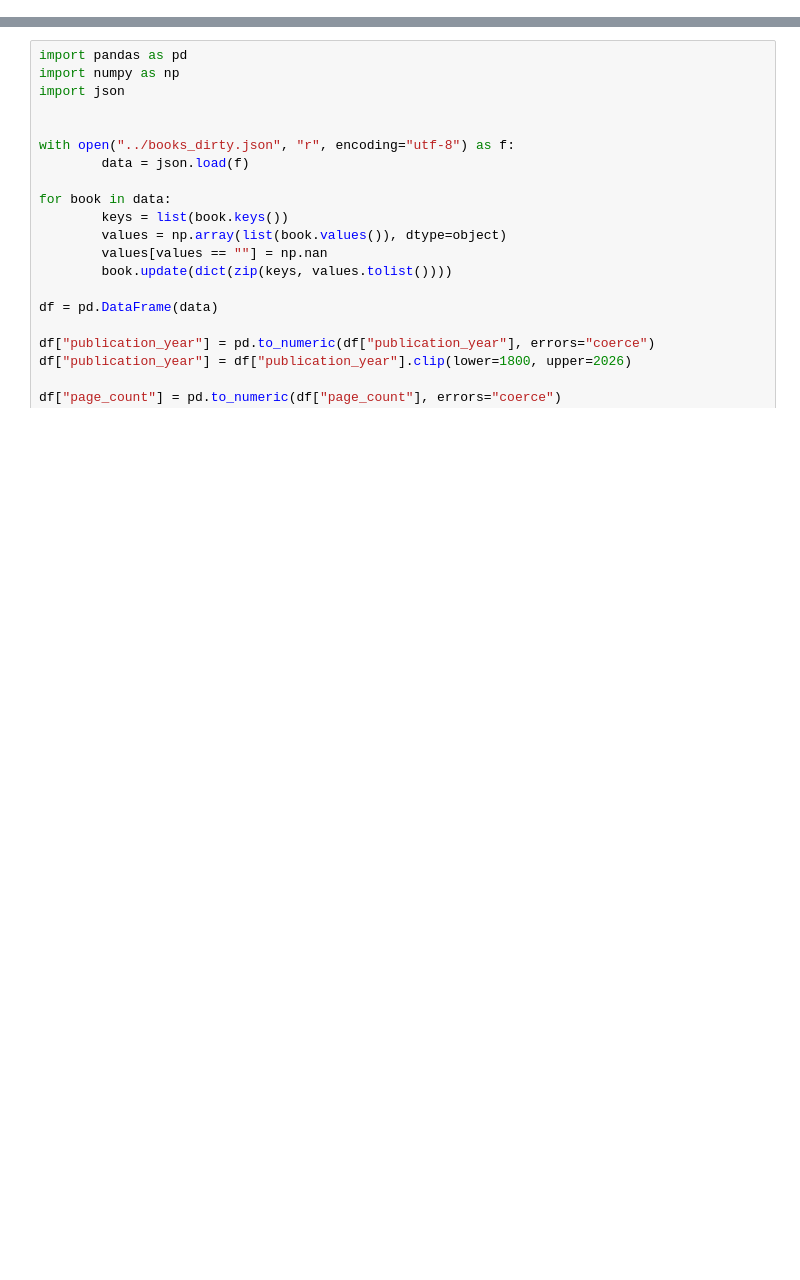
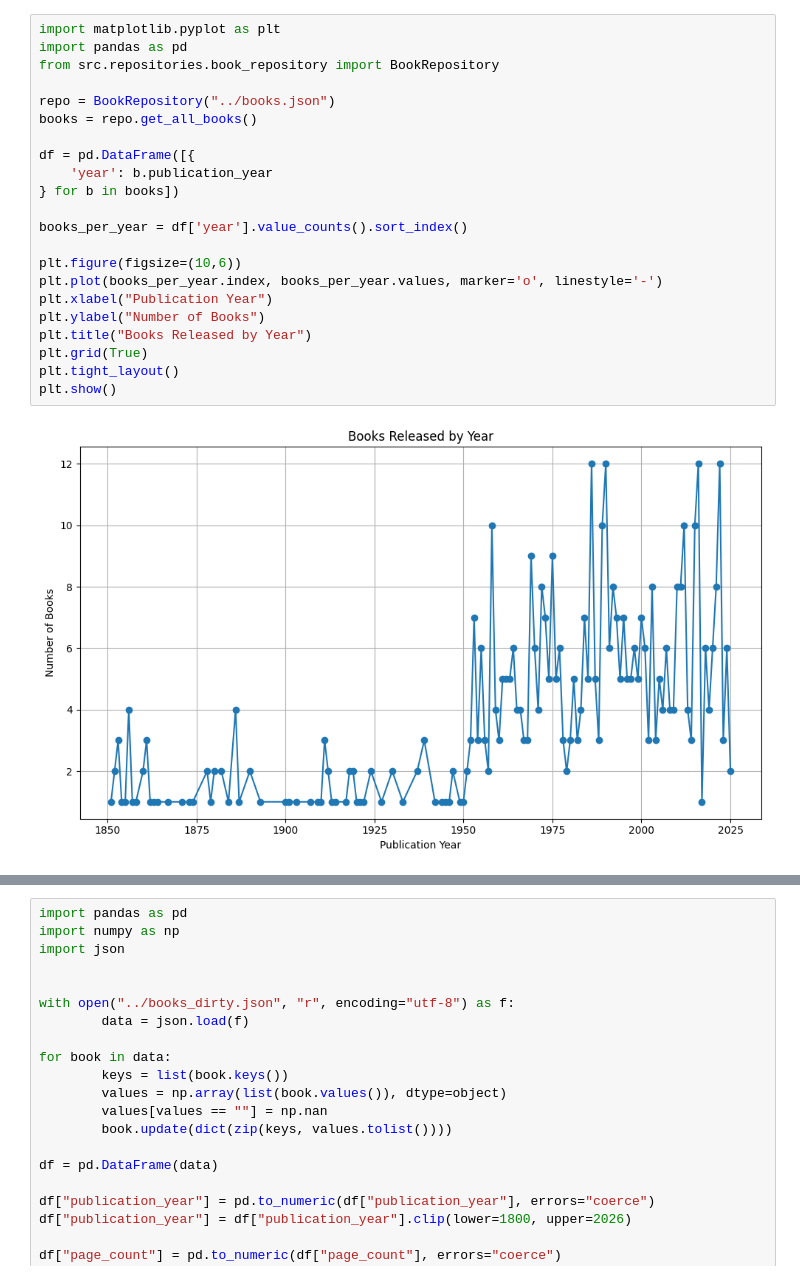
Before and after one commit to n-hussain/Revature_Project_One, a Jupyter notebook: notebook/notes.ipynb, the cells around one changed output, grey strips where cells are left out. Drawn from its saved outputs; the diff is of its cells as text; blank space fills up the shorter version.

```diff
--- a/notebook/notes.ipynb
+++ b/notebook/notes.ipynb
@@ -0,0 +107,24 @@
+# %%
+import matplotlib.pyplot as plt
+import pandas as pd
+from src.repositories.book_repository import BookRepository
+
+repo = BookRepository("../books.json")
+books = repo.get_all_books()
+
+df = pd.DataFrame([{
+    'year': b.publication_year
+} for b in books])
+
+books_per_year = df['year'].value_counts().sort_index()
+
+plt.figure(figsize=(10,6))
+plt.plot(books_per_year.index, books_per_year.values, marker='o', linestyle='-')
+plt.xlabel("Publication Year")
+plt.ylabel("Number of Books")
+plt.title("Books Released by Year")
+plt.grid(True)
+plt.tight_layout()
+plt.show()
+# %% [output]
+[figure, added]
```
Also changed, not shown: parts of 7 cells of this notebook, 14 other files.
